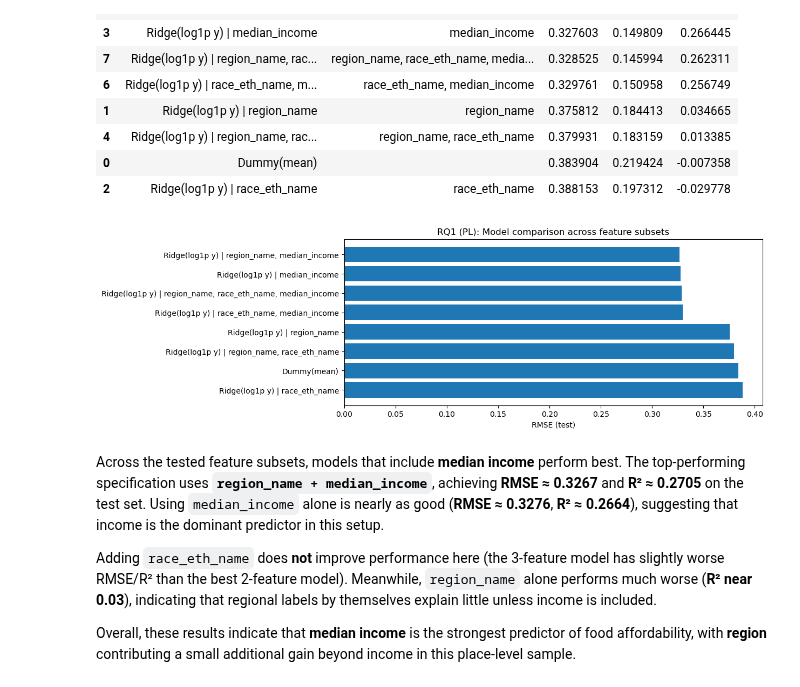
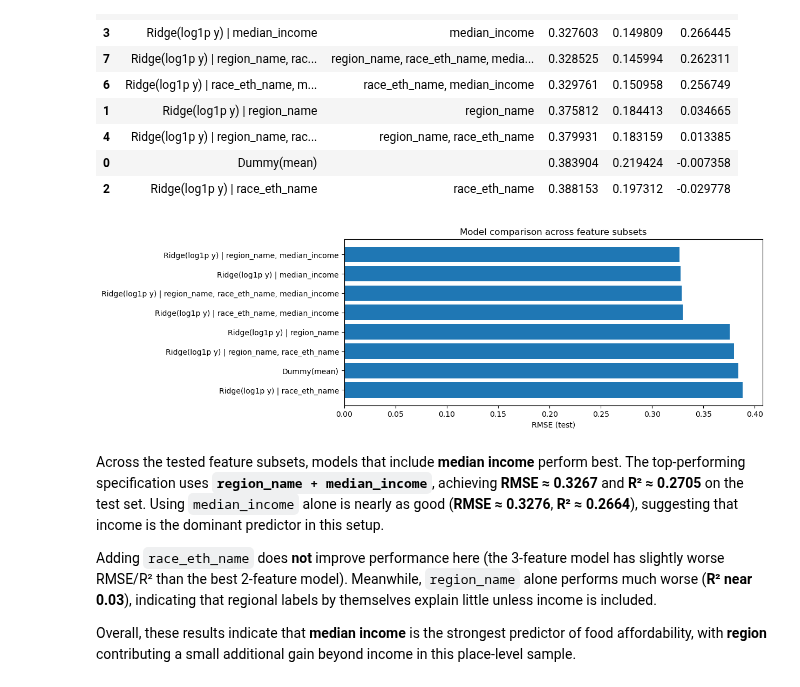
Before and after one commit to UCB-stat-159-f25/final-group18, a Jupyter notebook: model_rq1.ipynb, the cells around one changed output. Cells and saved outputs as stored; diff of their text form; code cells hidden in the pictures.

```diff
--- a/model_rq1.ipynb
+++ b/model_rq1.ipynb
@@ -133,12 +133,12 @@ metrics_rq1.to_csv(OUT_DIR / "rq1_pl_subset_models_metrics.csv", index=False)
 # %%
 plt.figure(figsize=(10, 4))
 plt.barh(metrics_rq1["model"][::-1], metrics_rq1["RMSE"][::-1])
 plt.xlabel("RMSE (test)")
-plt.title("RQ1 (PL): Model comparison across feature subsets")
+plt.title("Model comparison across feature subsets")
 plt.savefig(FIG_DIR / "rq1_pl_subset_models_rmse.png", dpi=150, bbox_inches="tight")
 plt.show()
 # %% [output]
-[figure, old version]
+[figure, new version]
 # %% [markdown]
 Across the tested feature subsets, models that include **median income** perform best. The top-performing specification uses **`region_name + median_income`**, achieving **RMSE ≈ 0.3267** and **R² ≈ 0.2705** on the test set. Using `median_income` alone is nearly as good (**RMSE ≈ 0.3276**, **R² ≈ 0.2664**), suggesting that income is the dominant predictor in this setup.
 
```
Also changed, not shown: 9 other files.
